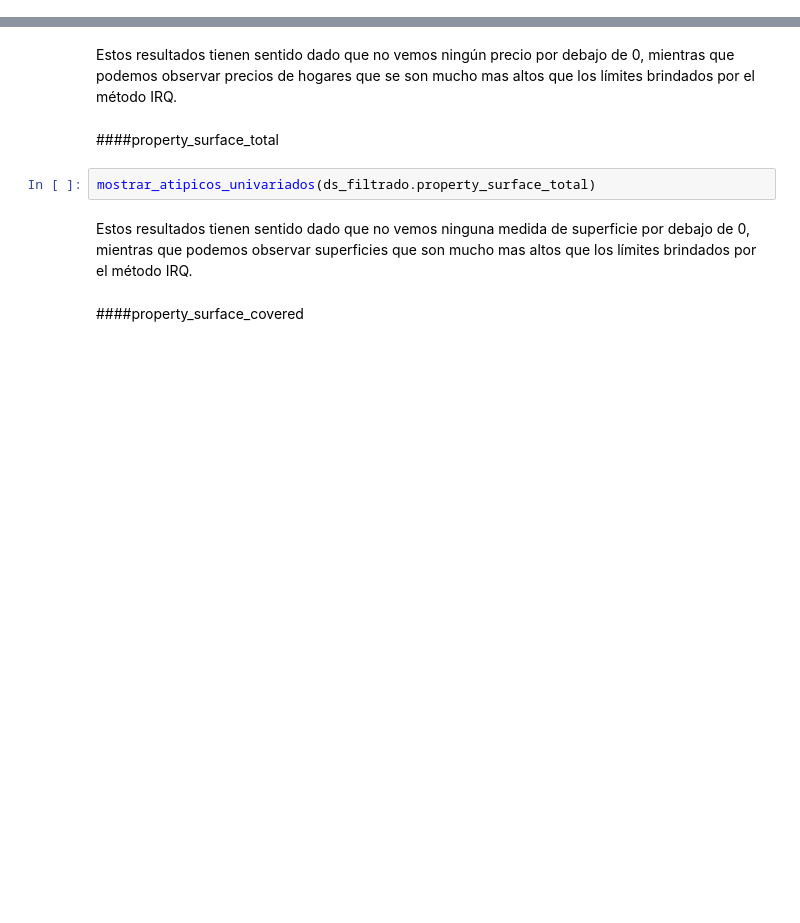
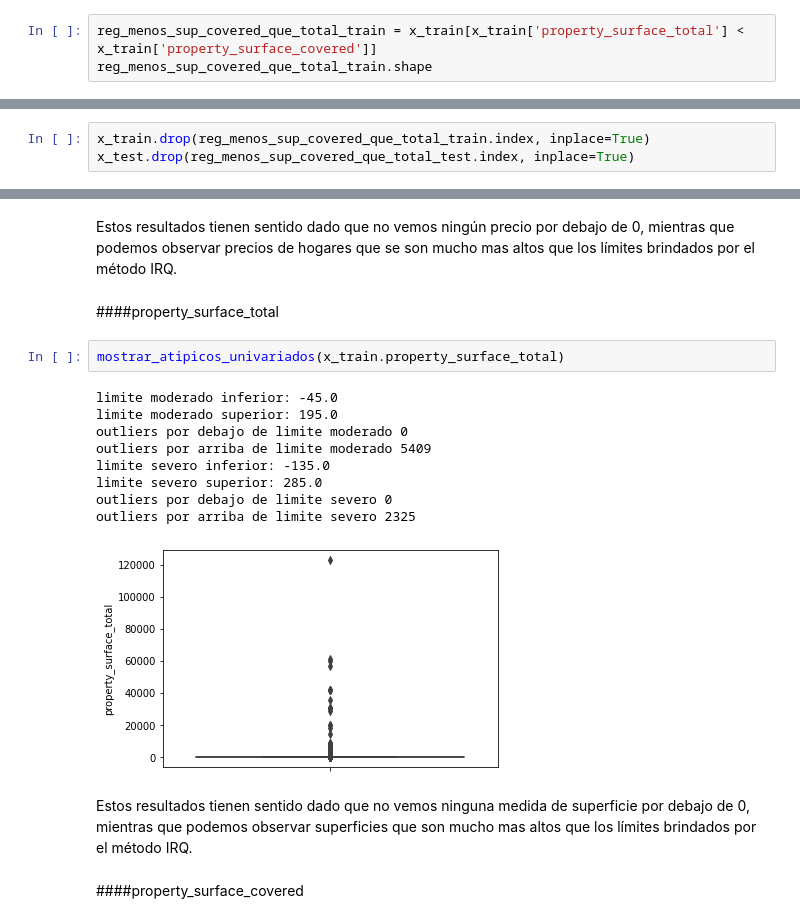
Before and after one commit to LucianoTrujillo/7506R-2C2022-GRUPO10, a Jupyter notebook: 7506R_TP1_GRUPO10_ENTREGA.ipynb, the cells around one changed output, grey strips where cells are left out. Cells and saved outputs as stored; diff of their text form; blank space fills up the shorter version.

```diff
--- a/7506R_TP1_GRUPO10_ENTREGA.ipynb
+++ b/7506R_TP1_GRUPO10_ENTREGA.ipynb
@@ -1739,3 +1752,6 @@ print("Porcentaje de valores nan en property_surface_covered despues de manejar
 # %% [output]
 Porcentaje de valores nan en property_surface_covered antes de manejar los valores faltantes: 3.5645403243088793
 Porcentaje de valores nan en property_surface_covered despues de manejar los valores faltantes: 0.0
+# %%
+reg_menos_sup_covered_que_total_train = x_train[x_train['property_surface_total'] < x_train['property_surface_covered']]
+reg_menos_sup_covered_que_total_train.shape
@@ -1742,3 +1768,6 @@ Porcentaje de valores nan en property_surface_covered despues de manejar los val
+# %%
+x_train.drop(reg_menos_sup_covered_que_total_train.index, inplace=True)
+x_test.drop(reg_menos_sup_covered_que_total_test.index, inplace=True)
 # %% [markdown]
 ##Valores Atípicos
 ---
@@ -1784,7 +1815,17 @@ Estos resultados tienen sentido dado que no vemos ningún precio por debajo de 0
 # %% [markdown]
 ####property_surface_total
 # %%
-mostrar_atipicos_univariados(ds_filtrado.property_surface_total)
+mostrar_atipicos_univariados(x_train.property_surface_total)
+# %% [output]
+limite moderado inferior: -45.0
+limite moderado superior: 195.0
+outliers por debajo de limite moderado 0
+outliers por arriba de limite moderado 5409
+limite severo inferior: -135.0
+limite severo superior: 285.0
+outliers por debajo de limite severo 0
+outliers por arriba de limite severo 2325
+[figure, added]
 # %% [markdown]
 Estos resultados tienen sentido dado que no vemos ninguna medida de superficie por debajo de 0, mientras que podemos observar superficies que son mucho mas altos que los límites brindados por el método IRQ.
 # %% [markdown]
```
Also changed, not shown: parts of 94 cells of this notebook.
